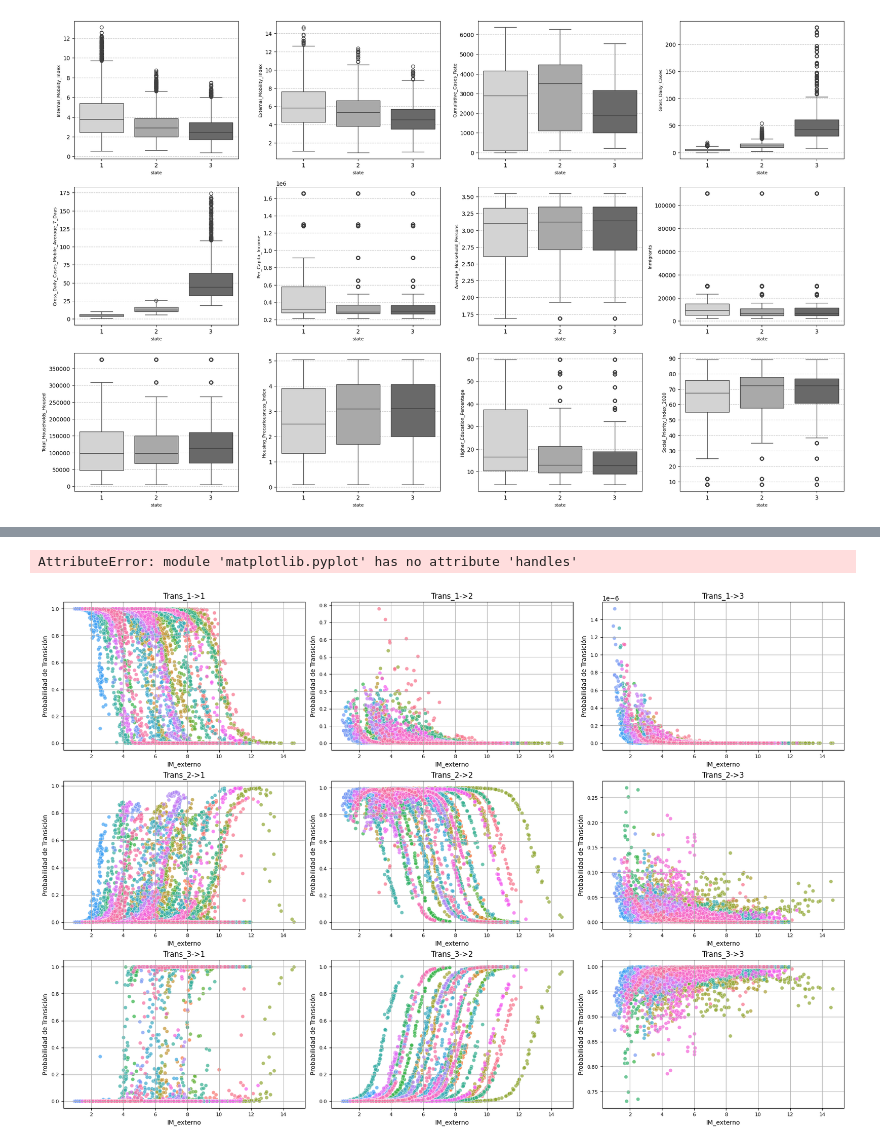
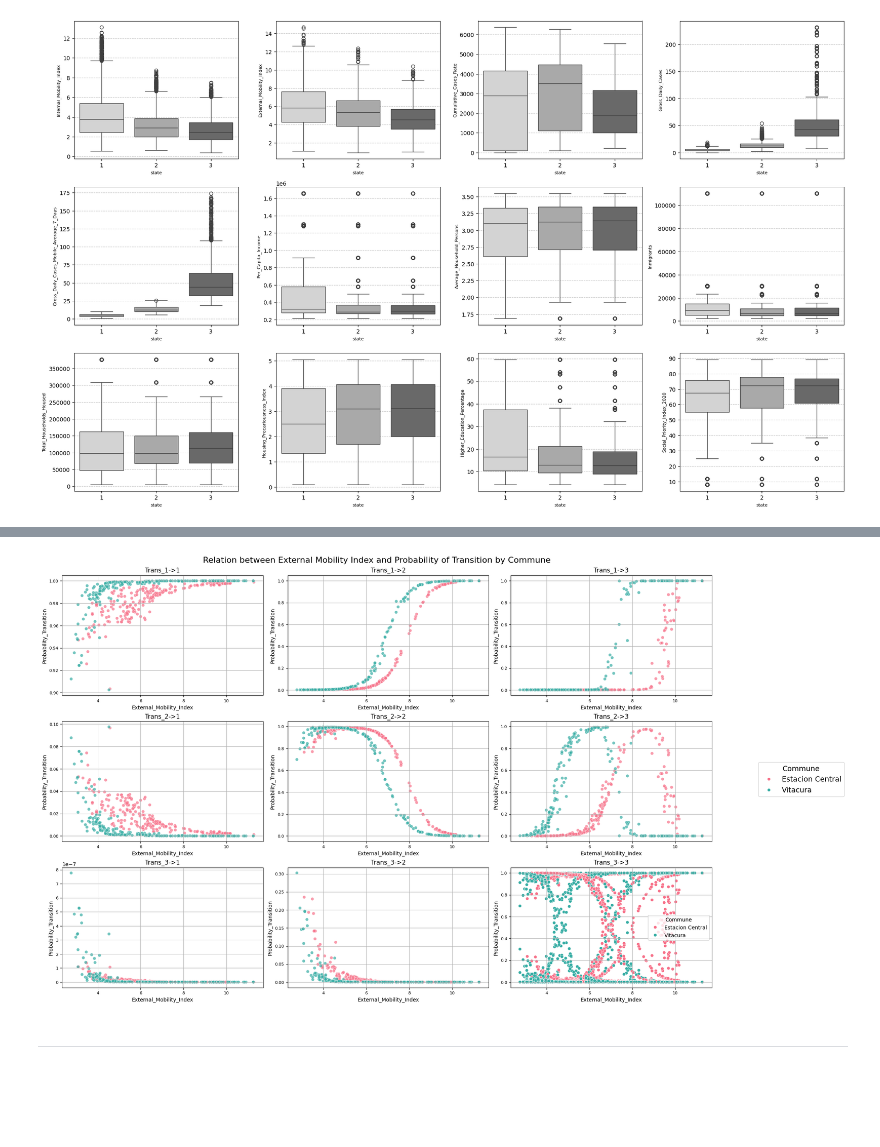
Before and after one commit to lugerlakes/covid-nhmm, a Jupyter notebook: notebooks/nHMM.ipynb, the cells around one changed output, grey strips where cells are left out. Cells and saved outputs as stored; diff of their text form; code cells hidden in the pictures; blank space fills up the shorter version.

```diff
--- a/notebooks/nHMM.ipynb
+++ b/notebooks/nHMM.ipynb
@@ -771,0 +730,17 @@ Transición    Trans_1->3  Trans_2->1  Trans_2->2  Trans_2->3    Trans_3->1  \
+# %%
+# Rearrange the states to match the desired interpretation:
+remap_transition_states = {'Trans_1->1':'Trans_2->2','Trans_1->2':'Trans_2->3','Trans_1->3':'Trans_2->1','Trans_2->2':'Trans_3->3','Trans_2->3':'Trans_3->1',
+                           'Trans_3->1':'Trans_1->2','Trans_3->2':'Trans_1->3','Trans_3->3':'Trans_1->1','Trans_2->1':'Trans_3->2'}
+
+transitions_df['Reordened_Transition'] = transitions_df['Transition'].map(remap_transition_states)
+# %%
+# Pivot to have the transitions as columns
+transitions_df = transitions_df.pivot(
+    index=['Commune', 'Original_Day', 'Correlative_Day'],  # Add both day references
+    columns='Reordened_Transition',
+    values='probability'
+).reset_index()
+
+
+print("DataFrame of transitions updated:")
+print(transitions_df.head())
@@ -903,67 +904,70 @@ AttributeError: module 'matplotlib.pyplot' has no attribute 'handles'
 # %%
+# Filtrar los datos para las comunas específicas
+filtered_communes = lmm_data[(lmm_data['Commune'] == 'Estacion Central') | (lmm_data['Commune'] == 'Vitacura')]
 
 # Lista de transiciones únicas
-transiciones_unicas = glmm_data['Transición'].unique()
+transiciones_unicas = filtered_communes['Transition'].unique()
 
 # Configurar la figura con subplots
 num_transiciones = len(transiciones_unicas)
 fig, axes = plt.subplots(
     nrows=(num_transiciones + 2) // 3,  # Filas (3 gráficos por fila)
     ncols=3,  # Columnas
-    figsize=(18,12),
+    figsize=(18, 12),
     constrained_layout=True
 )
 
 # Aplanar los ejes para iterar fácilmente
 axes = axes.flatten()
 
-# Crear un mapa de colores para las comunas
-palette = sns.color_palette("husl", n_colors=glmm_data['Comuna'].nunique())
+# Crear un mapa de colores solo para las comunas seleccionadas
+palette = sns.color_palette("husl", n_colors=2)
 
 # Crear gráficos separados por transición
 for i, transicion in enumerate(transiciones_unicas):
     sns.scatterplot(
-        data=glmm_data[glmm_data['Transición'] == transicion],
-        x='IM_externo',
-        y='Probabilidad_Transición',
-        hue='Comuna',  # Color basado en la comuna
+        data=filtered_communes[filtered_communes['Transition'] == transicion],
+        x='External_Mobility_Index',
+        y='Probability_Transition',
+        hue='Commune',  # Color basado en la comuna
         palette=palette,
         alpha=0.7,
         legend=False,  # Eliminar leyendas de los subplots individuales
         ax=axes[i]
     )
     axes[i].set_title(f'{transicion}', fontsize=12)
-    axes[i].set_xlabel('IM_externo', fontsize=10)
-    axes[i].set_ylabel('Probabilidad de Transición', fontsize=10)
+    axes[i].set_xlabel('External_Mobility_Index', fontsize=10)
+    axes[i].set_ylabel('Probability_Transition', fontsize=10)
     axes[i].grid(True)
     axes[i].tick_params(axis='both', labelsize=8)
 
 # Crear una única leyenda para toda la figura
-#handles, labels = sns.scatterplot(
-#    data=glmm_data,
-#    x='IM_interno',
-#    y='Probabilidad_Transición',
-#    hue='Comuna',
-#    palette=palette,
-#    legend=True
-#).get_legend_handles_labels()
+handles, labels = sns.scatterplot(
+    data=filtered_communes,
+    x='External_Mobility_Index',
+    y='Probability_Transition',
+    hue='Commune',
+    palette=palette,
+    legend=True
+).get_legend_handles_labels()
 
 fig.legend(
-    plt.handles, plt.labels, loc='center right', title='Comuna',
+    handles, labels, loc='center right', title='Commune',
     fontsize=14, title_fontsize=14, bbox_to_anchor=(1.2, 0.5),
     frameon=True  # Agregar un cuadro a la leyenda
 )
 
 # Ajustar el espacio entre gráficos y la leyenda
 plt.subplots_adjust(right=1.5)  # Dar más espacio horizontal para la leyenda
 
 # Deshabilitar los subplots vacíos si hay más ejes que gráficos
 for j in range(i + 1, len(axes)):
     axes[j].axis('off')
 
 # Título general
-fig.suptitle('Relación entre IM_interno y Probabilidad de Transición por Comuna', fontsize=16)
+fig.suptitle('Relation between External Mobility Index and Probability of Transition by Commune', fontsize=16)
 plt.show()
 # %% [output]
-AttributeError: module 'matplotlib.pyplot' has no attribute 'handles'
-[figure, old version]
+[figure, new version]
+# %% [markdown]
+_______________
```
Also changed, not shown: parts of 30 cells of this notebook.
